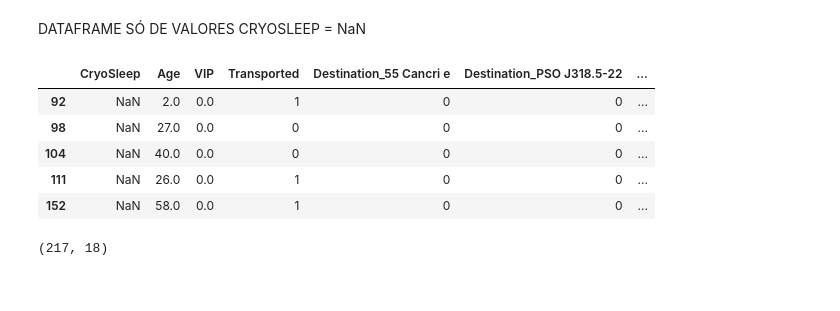
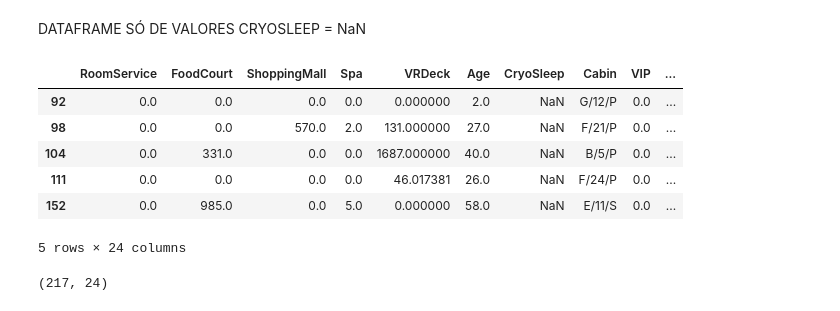
Before and after one commit to ynggt/spaceship_titanic, a Jupyter notebook: spaceship_titanic.ipynb, the cells around one changed output. Drawn from its saved outputs; the diff is of its cells as text; code cells hidden in the pictures.

```diff
--- a/spaceship_titanic.ipynb
+++ b/spaceship_titanic.ipynb
@@ -576,10 +579,7 @@ VRDeck          108
 dtype: int64
 # %%
-from sklearn.experimental import enable_hist_gradient_boosting
-from sklearn.ensemble import HistGradientBoostingRegressor
-
 # Copiar o DataFrame original para armazenar os valores previstos
-df_train_numeric = df_train[['RoomService','FoodCourt', 'ShoppingMall', 'Spa', 'VRDeck']]
+df_train_numeric = df_train[['RoomService','FoodCourt', 'ShoppingMall', 'Spa', 'VRDeck' , 'Age']]
 
 df_filled = df_train_numeric.copy()
 df = df_train_numeric
@@ -709,7 +710,7 @@ df_train.head(5)
 ### CONCATENANDO
 # %%
 # Concatenar os DataFrames usando o índice como referência
-df_concatenated = pd.concat([df_filled, df_train[['HomePlanet', 'CryoSleep', 'Cabin', 'Destination', 'Age', 'VIP', 'Transported']]], axis=1)
+df_concatenated = pd.concat([df_filled, df_train[['HomePlanet', 'CryoSleep', 'Cabin', 'Destination', 'VIP', 'Transported']]], axis=1)
 
 # Verificar o resultado
 df_concatenated.head(5)
@@ -970,16 +936,17 @@ dtype: int64
 # %% [markdown]
 DATAFRAME SÓ DE VALORES CRYOSLEEP = NaN
 # %%
-df_null_cryosleep = df_final.loc[df_final['CryoSleep'].isnull()]
+df_null_cryosleep = df_encoded.loc[df_encoded['CryoSleep'].isnull()]
 df_null_cryosleep.head()
 # %% [output]
-|  | CryoSleep | Age | VIP | Transported | Destination_55 Cancri e | Destination_PSO J318.5-22 | ... |
-| 92 | NaN | 2.0 | 0.0 | 1 | 0 | 0 | ... |
-| 98 | NaN | 27.0 | 0.0 | 0 | 0 | 0 | ... |
-| 104 | NaN | 40.0 | 0.0 | 0 | 0 | 0 | ... |
-| 111 | NaN | 26.0 | 0.0 | 1 | 0 | 0 | ... |
-| 152 | NaN | 58.0 | 0.0 | 1 | 0 | 0 | ... |
+|  | RoomService | FoodCourt | ShoppingMall | Spa | VRDeck | Age | CryoSleep | Cabin | VIP | ... |
+| 92 | 0.0 | 0.0 | 0.0 | 0.0 | 0.000000 | 2.0 | NaN | G/12/P | 0.0 | ... |
+| 98 | 0.0 | 0.0 | 570.0 | 2.0 | 131.000000 | 27.0 | NaN | F/21/P | 0.0 | ... |
+| 104 | 0.0 | 331.0 | 0.0 | 0.0 | 1687.000000 | 40.0 | NaN | B/5/P | 0.0 | ... |
+| 111 | 0.0 | 0.0 | 0.0 | 0.0 | 46.017381 | 26.0 | NaN | F/24/P | 0.0 | ... |
+| 152 | 0.0 | 985.0 | 0.0 | 5.0 | 0.000000 | 58.0 | NaN | E/11/S | 0.0 | ... |
+5 rows × 24 columns
 # %%
 df_null_cryosleep.shape
 # %% [output]
-(217, 18)
+(217, 24)
```
Also changed, not shown: parts of 34 cells of this notebook.
